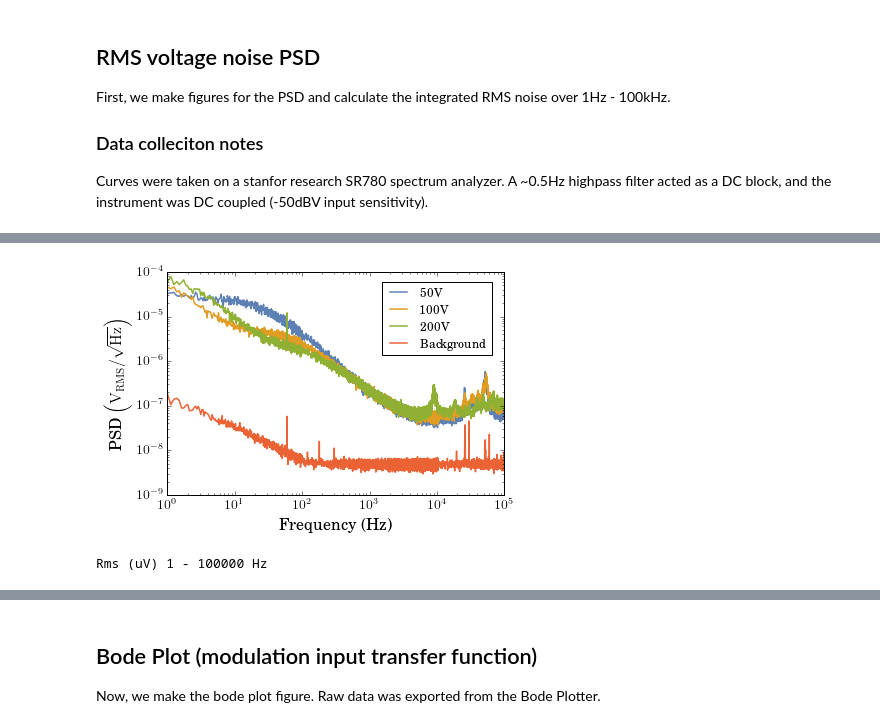
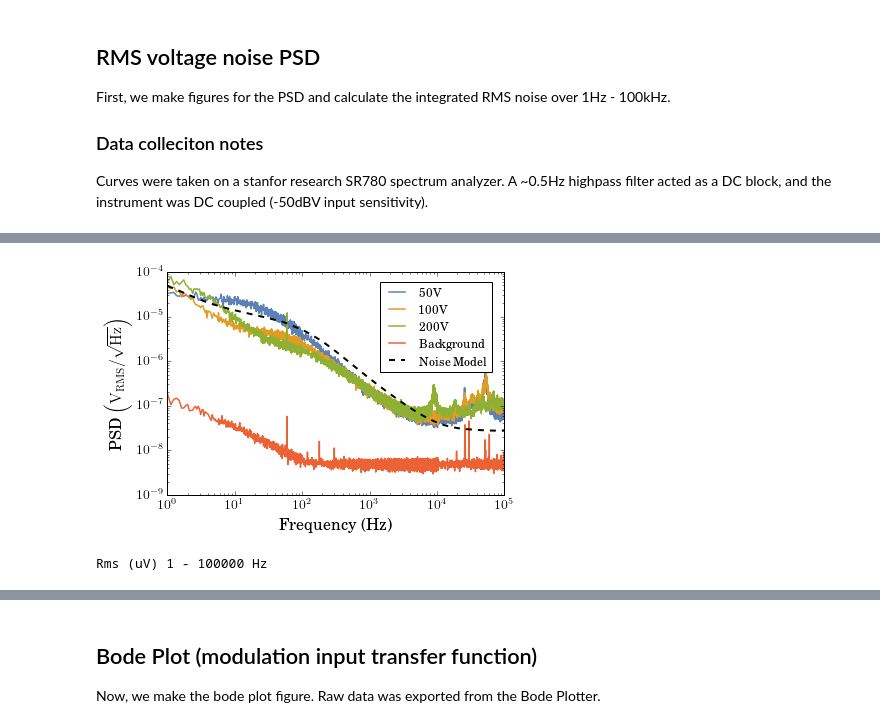
Before and after one commit to npisenti/piezo, a Jupyter notebook: calc/NoiseAnalysisFinal.ipynb, the cells around one changed output, grey strips where cells are left out. Drawn from its saved outputs; the diff is of its cells as text; code cells hidden in the pictures.

```diff
--- a/calc/NoiseAnalysisFinal.ipynb
+++ b/calc/NoiseAnalysisFinal.ipynb
@@ -64,30 +89,35 @@ Curves were taken on a stanfor research SR780 spectrum analyzer. A ~0.5Hz highpa
 # %%
 # import PSD data
 psd = pd.read_csv('./data/NoisePSD_data.csv', index_col=0)
+noise_theoretical = pd.read_csv("./data/CalcNoiseContrib.csv", header=None,
+                       names=["s","$e_n$ (op-amp)", "$i_n$ (op-amp)", "Johnson", "DAC", "DRV @100V", "Total"], index_col=0)
 
+# convert zeros to nans, really only matters for DRV noise plot (which extends out to 10kHz)
+noise_theoretical["DRV @100V"] = noise_theoretical["DRV @100V"].replace(0, float('nan'))
 matplotlib.rc('axes', prop_cycle=color_cycle)
+
 
 ax = psd.interpolate().plot(loglog=True, linewidth=1.5)    # must call .interpolate() here because background data is misaligned on X[Hz]
                                         # with respect to the rest of the dataset. This causes a gap in the plot
-
+plt.plot(noise_theoretical.index, noise_theoretical['Total'], linewidth=2, linestyle='--', color='black', label='Noise Model')
 plt.ylim([1e-9, 1e-4])
 plt.xlim([1, 1e5])
 ax.tick_params(labelsize=14)
 
 #plt.title('RMS Voltage PSD', fontsize=18)
 plt.legend(loc='upper right',  bbox_to_anchor=(0.98,0.98))
 plt.xlabel('Frequency (Hz)', fontsize=16)
 plt.ylabel(r'PSD $\left(\mathrm{V_{RMS}} / \sqrt{\mathrm{Hz}}\right)$', fontsize=16)
 plt.tight_layout()
 plt.savefig('../fig/VoltagePSD.pdf')
 plt.savefig('../fig/VoltagePSD.png', dpi=300)
 plt.show()
 
 rms_minFreq = 1
 rms_maxFreq = 1e5
 print("Rms (uV) %d - %d Hz" % (rms_minFreq, rms_maxFreq))
-[(c, 1e6*np.sqrt(np.trapz((data[c][rms_minFreq:rms_maxFreq].interpolate())**2 , data[c][rms_minFreq:rms_maxFreq].index))) for c in data.columns]
+[(c, 1e6*np.sqrt(np.trapz((psd[c][rms_minFreq:rms_maxFreq].interpolate())**2 , psd[c][rms_minFreq:rms_maxFreq].index))) for c in psd.columns]
 # %% [output]
-[figure, old version]
+[figure, new version]
 Rms (uV) 1 - 100000 Hz
 [('50V', 137.65260817451556),
```
Also changed, not shown: parts of 5 cells of this notebook, 13 other files.
